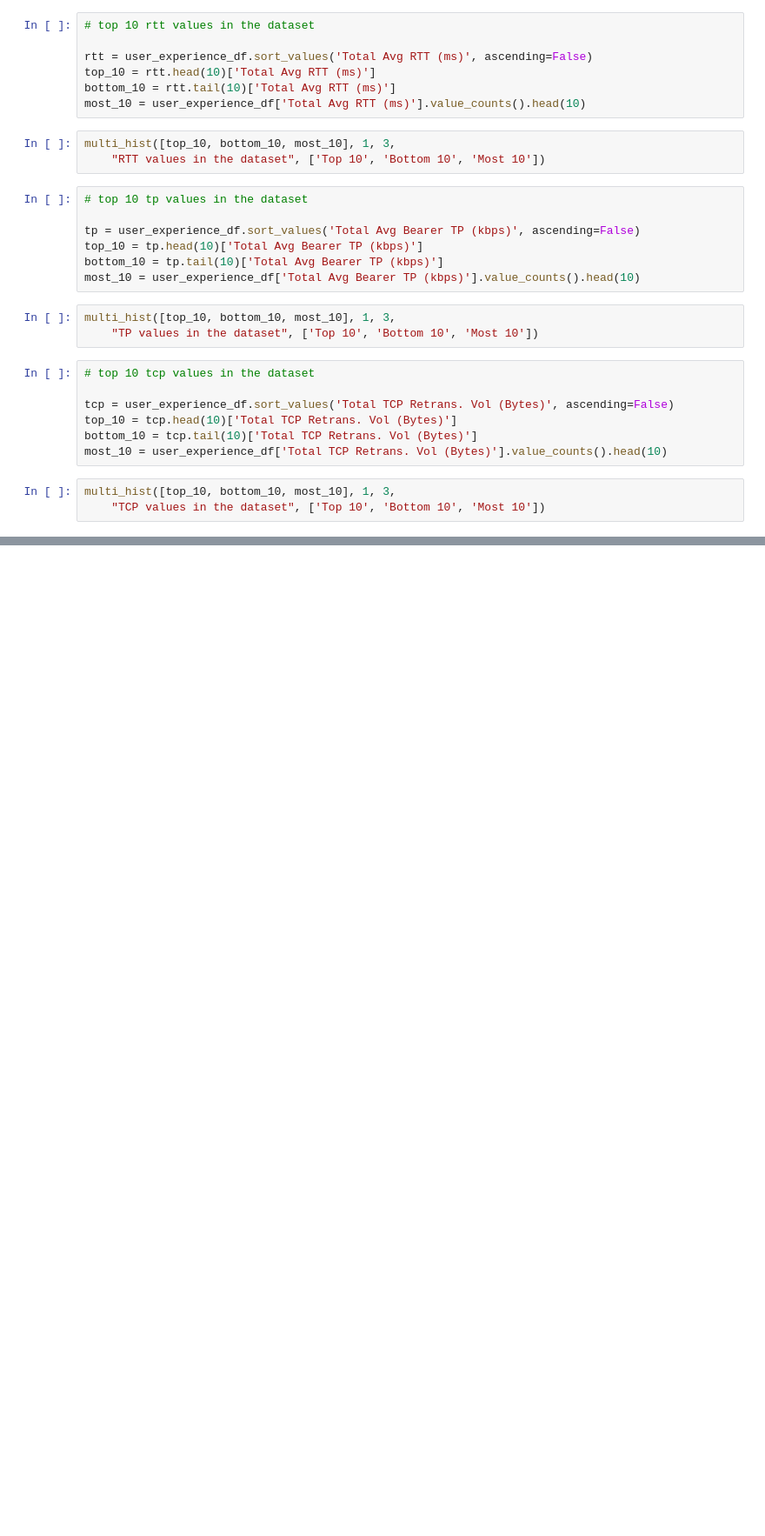
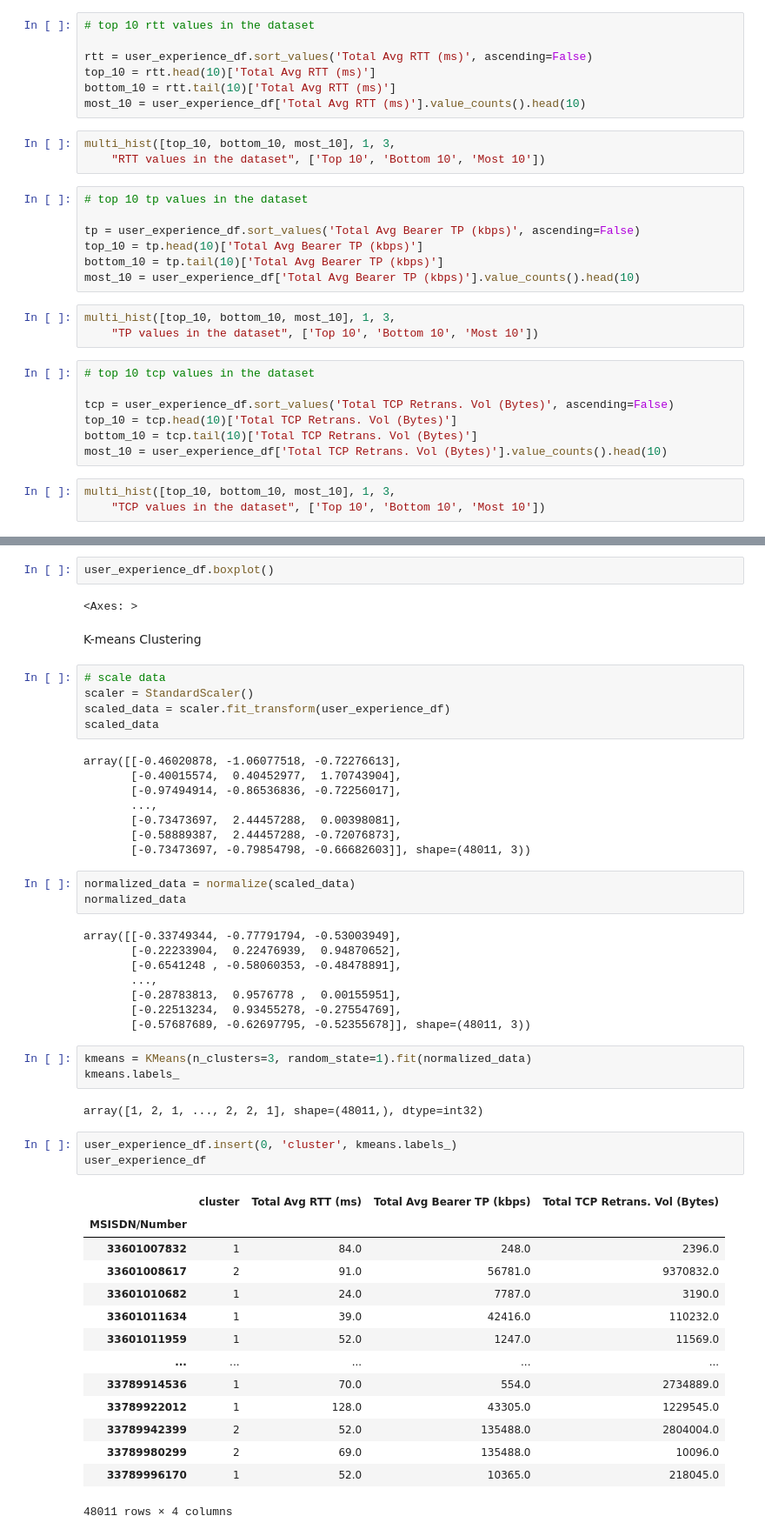
Before and after one commit to bettyabay/TellCo-Data-Analysis, a Jupyter notebook: notebooks/user_experience_analysis.ipynb, the cells around one changed output, grey strips where cells are left out. Shown at 87% size. Saved outputs shown, nothing was run; the diff lists cells and outputs as text; blank space fills up the shorter version.

```diff
--- a/notebooks/user_experience_analysis.ipynb
+++ b/notebooks/user_experience_analysis.ipynb
@@ -178,0 +269,53 @@ multi_hist([top_10, bottom_10, most_10], 1, 3,
+# %%
+user_experience_df.boxplot()
+# %% [output]
+<Axes: >
+# %% [markdown]
+K-means Clustering
+# %%
+# scale data
+scaler = StandardScaler()
+scaled_data = scaler.fit_transform(user_experience_df)
+scaled_data
+# %% [output]
+array([[-0.46020878, -1.06077518, -0.72276613],
+       [-0.40015574,  0.40452977,  1.70743904],
+       [-0.97494914, -0.86536836, -0.72256017],
+       ...,
+       [-0.73473697,  2.44457288,  0.00398081],
+       [-0.58889387,  2.44457288, -0.72076873],
+       [-0.73473697, -0.79854798, -0.66682603]], shape=(48011, 3))
+# %%
+normalized_data = normalize(scaled_data)
+normalized_data
+# %% [output]
+array([[-0.33749344, -0.77791794, -0.53003949],
+       [-0.22233904,  0.22476939,  0.94870652],
+       [-0.6541248 , -0.58060353, -0.48478891],
+       ...,
+       [-0.28783813,  0.9576778 ,  0.00155951],
+       [-0.22513234,  0.93455278, -0.27554769],
+       [-0.57687689, -0.62697795, -0.52355678]], shape=(48011, 3))
+# %%
+kmeans = KMeans(n_clusters=3, random_state=1).fit(normalized_data)
+kmeans.labels_
+# %% [output]
+array([1, 2, 1, ..., 2, 2, 1], shape=(48011,), dtype=int32)
+# %%
+user_experience_df.insert(0, 'cluster', kmeans.labels_)
+user_experience_df
+# %% [output]
+|  | cluster | Total Avg RTT (ms) | Total Avg Bearer TP (kbps) | Total TCP Retrans. Vol (Bytes) |
+| MSISDN/Number |  |  |  |  |
+| 33601007832 | 1 | 84.0 | 248.0 | 2396.0 |
+| 33601008617 | 2 | 91.0 | 56781.0 | 9370832.0 |
+| 33601010682 | 1 | 24.0 | 7787.0 | 3190.0 |
+| 33601011634 | 1 | 39.0 | 42416.0 | 110232.0 |
+| 33601011959 | 1 | 52.0 | 1247.0 | 11569.0 |
+| ... | ... | ... | ... | ... |
+| 33789914536 | 1 | 70.0 | 554.0 | 2734889.0 |
+| 33789922012 | 1 | 128.0 | 43305.0 | 1229545.0 |
+| 33789942399 | 2 | 52.0 | 135488.0 | 2804004.0 |
+| 33789980299 | 2 | 69.0 | 135488.0 | 10096.0 |
+| 33789996170 | 1 | 52.0 | 10365.0 | 218045.0 |
+48011 rows × 4 columns
```
Also changed, not shown: parts of 19 cells of this notebook, 1 other file.
